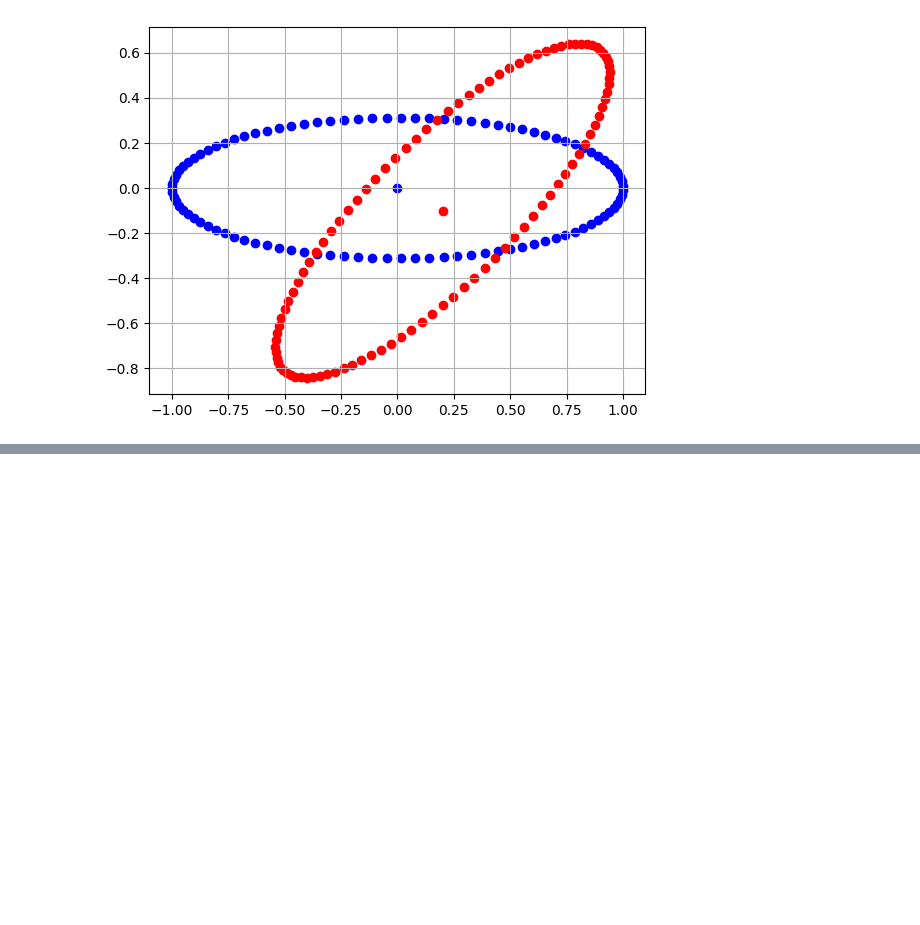
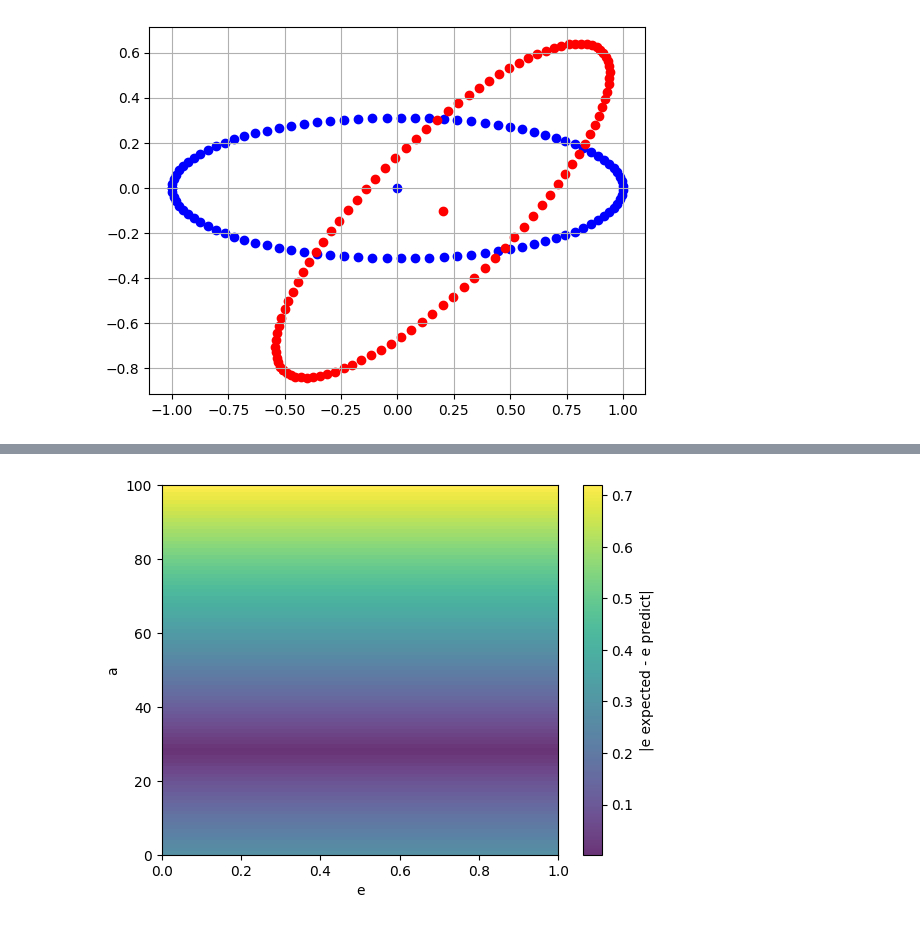
Before and after one commit to GBotogoske/machine_learning_2024, a Jupyter notebook: teste.ipynb, the cells around one changed output, grey strips where cells are left out. Saved outputs shown, nothing was run; the diff lists cells and outputs as text; code cells hidden in the pictures; blank space fills up the shorter version.

```diff
--- a/teste.ipynb
+++ b/teste.ipynb
@@ -295,0 +277,19 @@ array([0.66384499])
+# %%
+#vamos fazer um heat map entre a e e
+
+e_hm=np.linspace(0,1,100)
+a_hm=np.linspace(0,100,100)
+
+e_predict=np.zeros((len(e_hm),len(a_hm)))
+
+for i,e_aux in enumerate(e_hm):
+    for j,a_aux in enumerate(a_hm):
+
+        x_aux,y_aux=generate_elipses(e_aux,a_aux,100)
+        teste=np.concatenate([x_teste,y_teste])
+        # Reshape teste to match the expected input shape of your model
+        teste = np.expand_dims(teste, axis=0)  # Shape will be (1, 200)
+        teste = scaler.transform(teste)
+        pred=model.predict(teste)
+
+        e_predict[i][j]=np.abs(pred[0][0]-e_aux)
@@ -295,0 +314,12 @@ array([0.66384499])
+# %%
+# Criar o heatmap
+plt.imshow(e_predict, extent=[e_hm.min(), e_hm.max(), a_hm.min(), a_hm.max()], origin='lower', cmap='viridis', alpha=0.8, aspect='auto')
+
+# Adicionar a barra de cores
+cbar = plt.colorbar()
+cbar.set_label('|e expected - e predict|')  # Rótulo da barra de cores
+plt.xlabel("e")
+plt.ylabel("a")
+plt.show()
+# %% [output]
+[figure, added]
```
Also changed, not shown: parts of 12 cells of this notebook, 1 other file.
